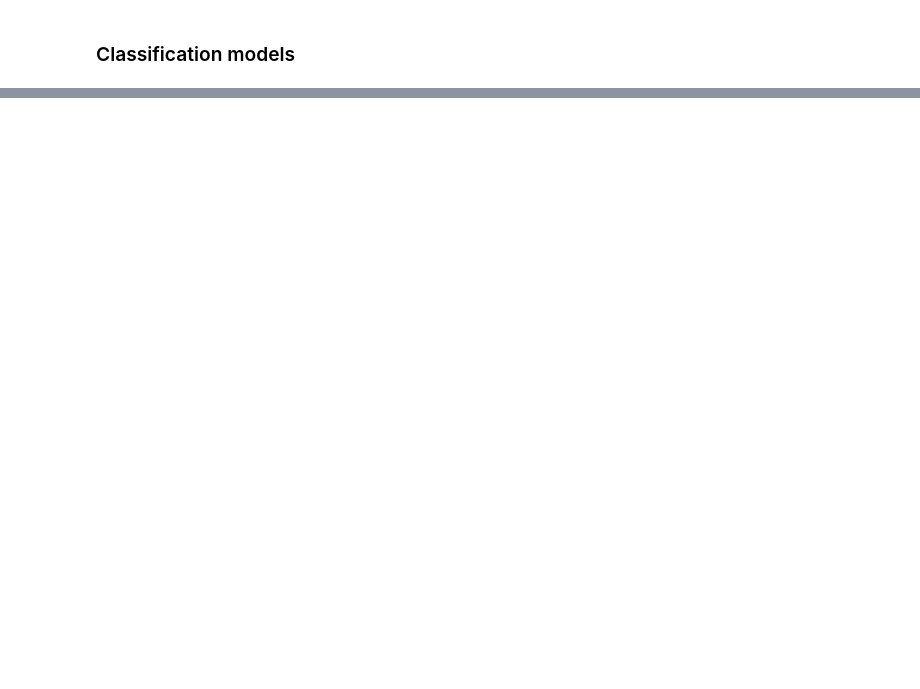
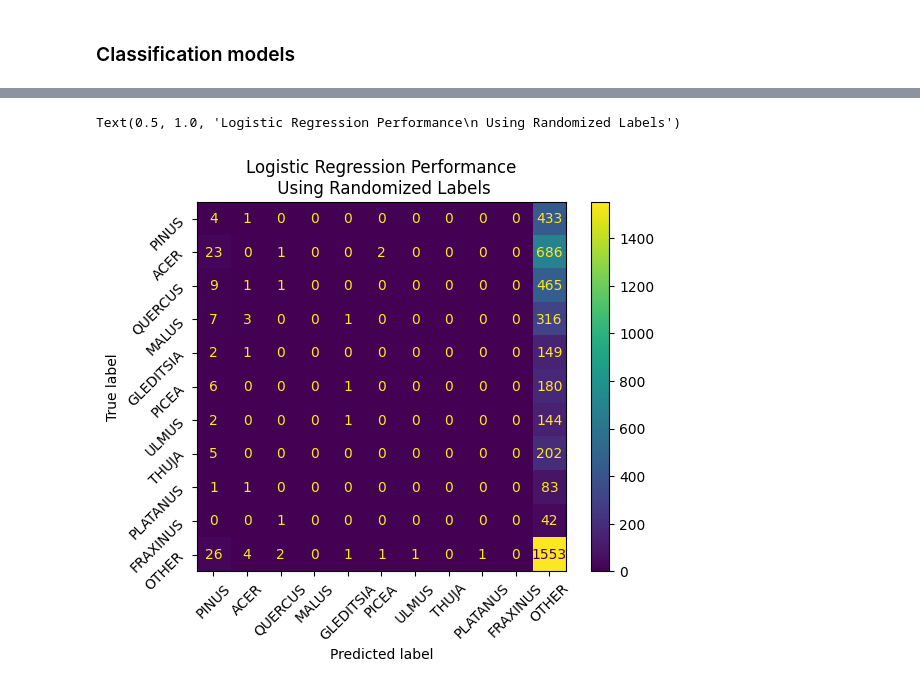
Before and after one commit to ESiler/remote_tree_ID, a Jupyter notebook: 06_single_tree_models.ipynb, the cells around one changed output, grey strips where cells are left out. Cells and saved outputs as stored; diff of their text form; code cells hidden in the pictures; blank space fills up the shorter version.

```diff
--- a/06_single_tree_models.ipynb
+++ b/06_single_tree_models.ipynb
@@ -263,0 +333,10 @@ y_train, y_train_random
+# %%
+disp = ConfusionMatrixDisplay(confusion_matrix=cm4,
+                              display_labels=genera)
+disp.plot()
+plt.xticks(rotation=45)  # Rotate x-axis labels
+plt.yticks(rotation=45)  # Rotate y-axis labels
+plt.title("Logistic Regression Performance\n Using Randomized Labels")
+# %% [output]
+Text(0.5, 1.0, 'Logistic Regression Performance\n Using Randomized Labels')
+[figure, added]
```
Also changed, not shown: parts of 32 cells of this notebook, 3 other files.
